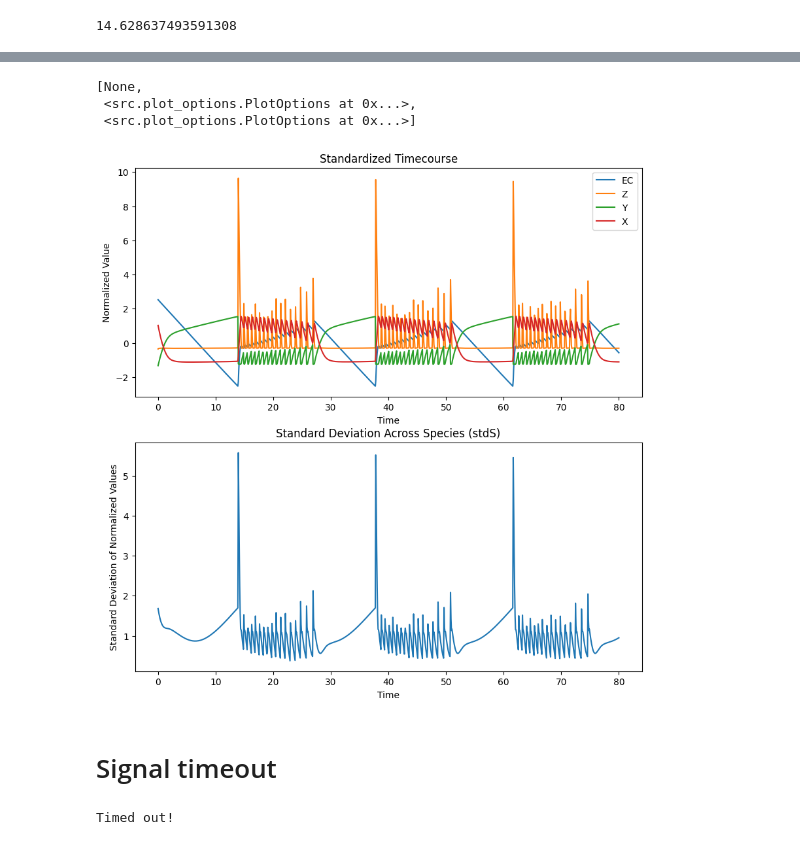
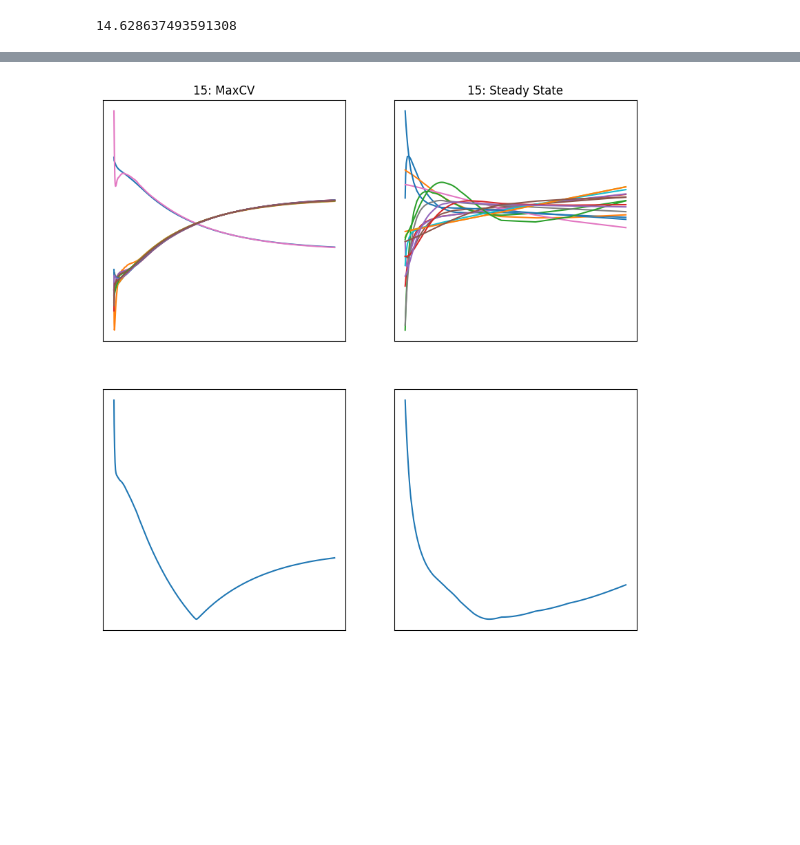
Before and after one commit to ModelEngineering/linearity_analysis, a Jupyter notebook: notebooks/characteristic_times.ipynb, the cells around one changed output, grey strips where cells are left out. Saved outputs shown, nothing was run; the diff lists cells and outputs as text; code cells hidden in the pictures; blank space fills up the shorter version.

Commit message:
CharacteristicTimeEstimator.plotComparison

```diff
--- a/notebooks/characteristic_times.ipynb
+++ b/notebooks/characteristic_times.ipynb
@@ -27,7 +25,3 @@ estimator = CharacteristicTimeEstimator(Model.makeBiomodel(model_num=45))
 estimator.detect_cv_maximized()
 # %% [output]
 14.628637493591308
-# %%
-estimator = CharacteristicTimeEstimator(Model.makeBiomodel(model_num=45))
-endtime_steady = estimator.detect_steadystate()
-print(endtime_steady)
@@ -36,6 +27,0 @@ print(endtime_steady)
-# %%
-estimator = CharacteristicTimeEstimator(Model.makeBiomodel(model_num=45))
-endtime_cvmax = estimator.detect_cv_maximized()
-endtime_steady = estimator.detect_steadystate()
-simulator = Simulator(Model.makeBiomodel(model_num=45), start_time=0, end_time=endtime_cvmax, num_point=1000)
-result_df = simulator.simulate().timecourse_df
@@ -51,39 +28,28 @@ result_df.plot()
-# %%
-_, (ax_mid, ax_bot) = plt.subplots(2,1, figsize=(10, 10))
-estimator.plotStdNrml(end_time=80, ax_mid=ax_mid, ax_bot=ax_bot)
-# %% [output]
-[None,
- <src.plot_options.PlotOptions at 0x...>,
- <src.plot_options.PlotOptions at 0x...>]
-[figure, removed]
-# %% [markdown]
-# Signal timeout
-# %%
-import signal
-import time
-
-def func(sleep_sec):
-    time.sleep(sleep_sec)
-
-
-class TimeoutError(Exception):
-    pass
-
-def handler(signum, frame):
-    raise TimeoutError("Function timed out")
-
-def run_with_timeout(func, pos_args=(), kwargs={}, timeout=1):
-    old_handler = signal.signal(signal.SIGALRM, handler)
-    signal.alarm(timeout)
-    try:
-        result = func(pos_args)
-        print("No timeout")
-    except TimeoutError:
-        print("Timed out!")
-    finally:
-        signal.alarm(0)
-        signal.signal(signal.SIGALRM, old_handler)
-
-run_with_timeout(func, 5)
-# %% [output]
-Timed out!
+# %%
+def plotEstimates(model_num: int):
+    estimator = CharacteristicTimeEstimator(Model.makeBiomodel(model_num=model_num), timeout=120)
+    endtime_maxcv = estimator.detect_cv_maximized()
+    endtime_steady = estimator.detect_steadystate()
+    # Plots
+    _, axes = plt.subplots(2,2, figsize=(10, 10))
+    ax_mid_maxcv, ax_bot_maxcv, ax_mid_steady, ax_bot_steady = axes[0, 0], axes[1, 0], axes[0, 1], axes[1, 1]
+    # Max cv
+    simulator = Simulator(Model.makeBiomodel(model_num=45), start_time=0, end_time=endtime_maxcv, num_point=1000)
+    result_df = simulator.simulate().timecourse_df
+    estimator.plotStdNrml(end_time=endtime_maxcv, ax_mid=ax_mid_maxcv, ax_bot=ax_bot_maxcv, title="MaxCv", is_label=False)
+    ax_mid_maxcv.set_title(f"{model_num}: MaxCV")
+    # Steady state
+    endtime_steady = endtime_steady if (endtime_steady is not None) else -1
+    if endtime_steady > 0:
+        simulator = Simulator(Model.makeBiomodel(model_num=45), start_time=0, end_time=endtime_steady, num_point=1000)
+        result_df = simulator.simulate().timecourse_df
+        estimator.plotStdNrml(end_time=80, ax_mid=ax_mid_steady, ax_bot=ax_bot_steady, title=(f"{model_num}MC"),
+                is_label=False)
+        ax_mid_steady.set_title(f"{model_num}: Steady State")
+    else:
+        ax_mid_steady.text(0.5, 0.5, "None")
+        ax_mid_steady.set_title(f"{model_num}:SS")
+
+plotEstimates(15)
+# %% [output]
+[figure, added]
```
Also changed, not shown: parts of 4 cells of this notebook, 3 other files.
